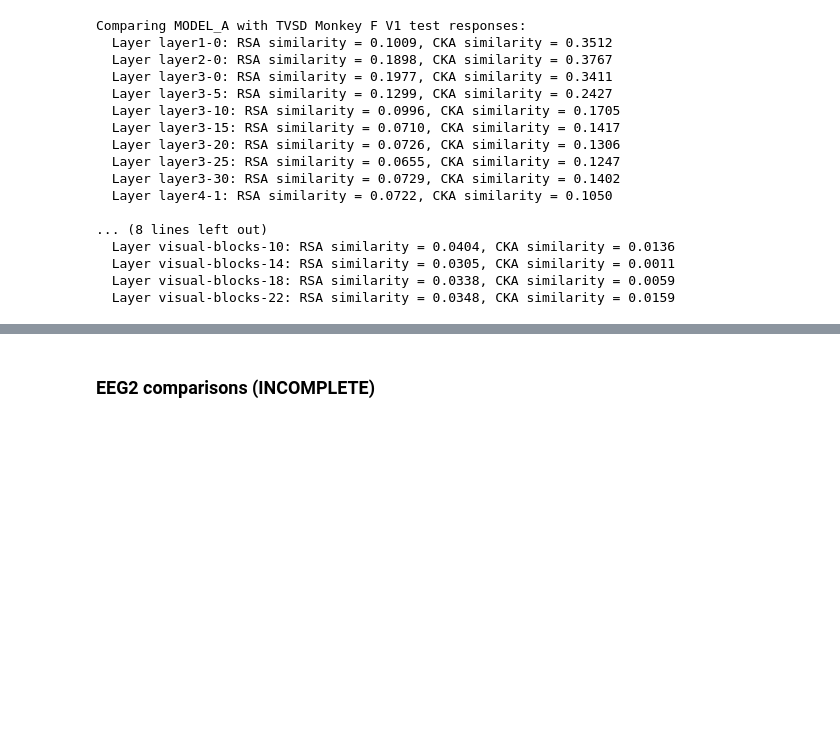
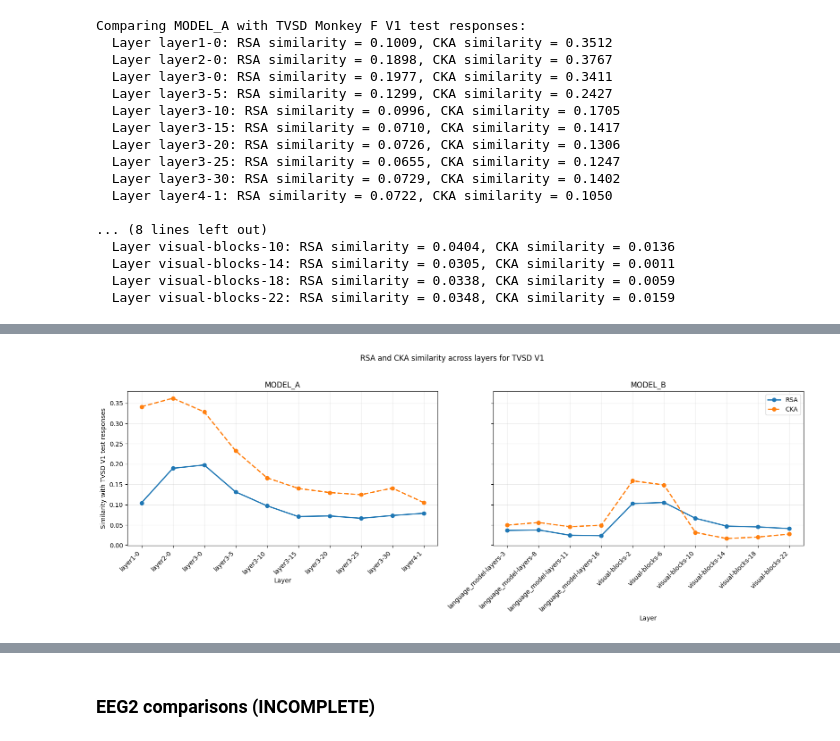
Before and after one commit to LyaoDzin/NX-414-brain-like-project, a Jupyter notebook: project/nx414_project_2026.ipynb, the cells around one changed output, grey strips where cells are left out. Cells and saved outputs as stored; diff of their text form; code cells hidden in the pictures; blank space fills up the shorter version.

```diff
--- a/project/nx414_project_2026.ipynb
+++ b/project/nx414_project_2026.ipynb
@@ -1355,26 +1409,86 @@ Comparing MODEL_A with TVSD Monkey F V1 test responses:
   Layer visual-blocks-18: RSA similarity = 0.0338, CKA similarity = 0.0059
   Layer visual-blocks-22: RSA similarity = 0.0348, CKA similarity = 0.0159
 # %%
-# rsa = RepresentationalSimilarityAnalysis(dissimilarity="correlation", similarity_metric="spearman")
-# cka = CenteredKernelAlignment(dtype=np.float64)
+# UNCOMMENT THE FOLLOWING TO RECOMPUTE RSA/CKA (SLOW)
 
-# # Compare V1 layer features for both models with TVSD neural responses in the test set averaged across subjects.
-# region = "V1"
-# Ys = []
-# for subj in TVSD_subjects:
-#     Ys.append(load_neural_response(DATA_DIR + TVSD, subject=subj, region=region, train_set=False))
+rsa = RepresentationalSimilarityAnalysis(dissimilarity="correlation", similarity_metric="spearman")
+cka = CenteredKernelAlignment(dtype=np.float64)
 
-# print(f"Comparing MODEL_A with TVSD V1 test responses:")
-# for layer in MODEL_A_layers:
-#     X = load_layer_features(FEATURES_DIR + MODEL_A + THINGS_STIMULI, layer=layer, feat_idx=feat_idx_tvsd_test)
-#     rsa_subj_avg = np.mean([rsa.forward(X, Y) for Y in Ys])
-#     cka_subj_avg = np.mean([cka.forward(X, Y) for Y in Ys])
-#     print(f"  Layer {layer}: RSA similarity = {rsa_subj_avg:.4f}, CKA similarity = {cka_subj_avg:.4f}")
+# Compare layer features for both models with NSD's nsdgeneral neural responses in the test set, averaging
+# similarity across subjects.
+subjects = TVSD_subjects
+region = "V1"
+Ys = []
+Ys = collections.defaultdict(list)
+Y_rdms = collections.defaultdict()
+for subj in subjects:
+    Ys[subj] = load_neural_response(DATA_DIR + TVSD, subject=subj, region=region, train_set=False)
+    Y_rdms[subj] = rsa.compute_rdm(Ys[subj])
 
-# print(f"\n \n Comparing MODEL_B with TVSD V1 test responses:")
-# for layer in MODEL_B_layers:
-#     X = load_layer_features(FEATURES_DIR + MODEL_B + THINGS_STIMULI, layer=layer, feat_idx=feat_idx_tvsd_test)
-#     rsa_subj_avg = np.mean([rsa.forward(X, Y) for Y in Ys])
-#     cka_subj_avg = np.mean([cka.forward(X, Y) for Y in Ys])
-#     print(f"  Layer {layer}: RSA similarity = {rsa_subj_avg:.4f}, CKA similarity = {cka_subj_avg:.4f}")
+def compute_similarity_across_subject_TVSD(model_layers, model_name):
+    rsa_subj_avg = collections.defaultdict(list)
+    cka_subj_avg = collections.defaultdict(list)
+    print(f"Comparing {"MODEL_A" if model_name == MODEL_A else "MODEL_B"} with TVSD {region} test responses:")
+    for layer in model_layers:
+        # We need to load features separately for each subject here since NSD
+        # has subject-specific stimulus sets and feature indexes.
+        rsa_per_subj = []
+        cka_per_subj = []
+        X = load_layer_features(
+            FEATURES_DIR + model_name + THINGS_STIMULI,
+            layer=layer,
+            feat_idx=feat_idx_tvsd_test,
+        )
+        X_rdm = rsa.compute_rdm(X)
+        for i in range(len(subjects)):
+            rsa_per_subj.append(rsa.compare_rdms(X_rdm, Y_rdms[subjects[i]]))
+            cka_per_subj.append(cka.forward(X, Ys[subjects[i]]))
+        rsa_subj_avg[layer] = np.mean(rsa_per_subj)
+        cka_subj_avg[layer] = np.mean(cka_per_subj)
+        print(f"  Layer {layer}: RSA similarity = {rsa_subj_avg[layer]:.4f}, CKA similarity = {cka_subj_avg[layer]:.4f}")
+    return rsa_subj_avg, cka_subj_avg
+
+rsa_subj_avg_A, cka_subj_avg_A = compute_similarity_across_subject_TVSD(MODEL_A_layers, MODEL_A)
+rsa_subj_avg_B, cka_subj_avg_B = compute_similarity_across_subject_TVSD(MODEL_B_layers, MODEL_B)
+
+# # pickle the results for later use in visualization
+# with open("rsa_cka_tvsd_layers_results.pkl", "wb") as f:
+#     pickle.dump({
+#         "MODEL_A": {"rsa": rsa_subj_avg_A, "cka": cka_subj_avg_A},
+#         "MODEL_B": {"rsa": rsa_subj_avg_B, "cka": cka_subj_avg_B},
+#     }, f)
+
+# # Load the results back from the pickle file (if needed).
+# with open("rsa_cka_tvsd_layers_results.pkl", "rb") as f:
+#     results = pickle.load(f)
+#     rsa_subj_avg_A = results["MODEL_A"]["rsa"]
+#     cka_subj_avg_A = results["MODEL_A"]["cka"]
+#     rsa_subj_avg_B = results["MODEL_B"]["rsa"]
+#     cka_subj_avg_B = results["MODEL_B"]["cka"]
+
+# Plot RSA and CKA similarity across layers with two side-by-side plots, one for each model.
+fig, axes = plt.subplots(1, 2, figsize=(16, 6), sharey=True)
+
+for ax, model_layers, rsa_scores, cka_scores, title in [
+    (axes[0], MODEL_A_layers, rsa_subj_avg_A, cka_subj_avg_A, "MODEL_A"),
+    (axes[1], MODEL_B_layers, rsa_subj_avg_B, cka_subj_avg_B, "MODEL_B"),
+]:
+    layer_labels = list(model_layers)
+    x = np.arange(len(layer_labels))
+    rsa_values = [rsa_scores[layer] for layer in layer_labels]
+    cka_values = [cka_scores[layer] for layer in layer_labels]
+
+    ax.plot(x, rsa_values, label="RSA", marker="o", linewidth=2)
+    ax.plot(x, cka_values, label="CKA", marker="o", linewidth=2, linestyle="--")
+    ax.set_xticks(x)
+    ax.set_xticklabels(layer_labels, rotation=45, ha="right")
+    ax.set_xlabel("Layer")
+    ax.set_title(title)
+    ax.grid(True, alpha=0.25)
+
+axes[0].set_ylabel(f"Similarity with TVSD {region} test responses")
+axes[1].legend(loc="best")
+fig.suptitle(f"RSA and CKA similarity across layers for TVSD {region}", y=1.02)
+fig.tight_layout()
+plt.show()
 # %% [output]
@@ -1394,4 +1508,5 @@ Comparing MODEL_A with TVSD V1 test responses:
   Layer visual-blocks-10: RSA similarity = 0.0664, CKA similarity = 0.0316
   Layer visual-blocks-14: RSA similarity = 0.0472, CKA similarity = 0.0166
   Layer visual-blocks-18: RSA similarity = 0.0453, CKA similarity = 0.0203
   Layer visual-blocks-22: RSA similarity = 0.0411, CKA similarity = 0.0276
+[figure, added]
```
Also changed, not shown: parts of 7 cells of this notebook.
